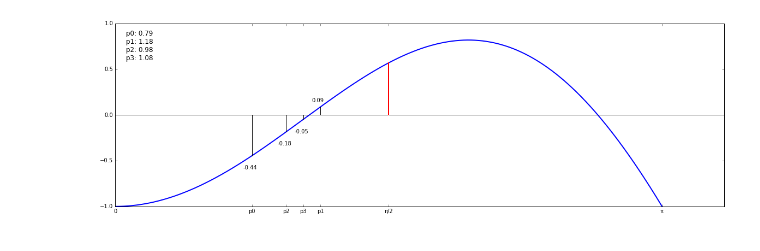
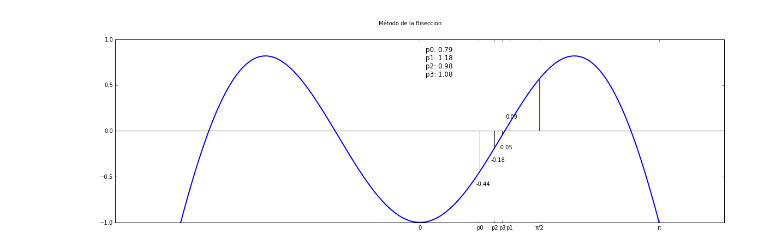
Before and after one commit to Santiago-j-s/Notebooks, a Jupyter notebook: Complementos/Pco2 Complementos.ipynb, the cells around one changed output. Cells and saved outputs as stored; diff of their text form; code cells hidden in the pictures.

```diff
--- a/Complementos/Pco2 Complementos.ipynb
+++ b/Complementos/Pco2 Complementos.ipynb
@@ -12,7 +12,7 @@ pi = np.pi
 a = 0
 b = pi/2
 
-x = np.linspace(0, pi, 1000)
+x = np.linspace(-pi, pi, 1000)
 y = func(x)
 
 p0 = 0.7853
@@ -20,34 +20,35 @@ p1 = 1.1780
 p2 = 0.9817
 p3 = 1.0800
 
+fig = plt.figure(figsize=(20, 6))
+plt.plot(x, y, linewidth=2)
 
-plt.figure(figsize=(20, 6))
-plt.plot(x, y, linewidth=2)
+fig.suptitle('Método de la Bisección')
 
 plt.axhline(0, color='k')
 plt.plot((b, b), (0, func(b)), linewidth=2, color="r")
 
 plt.plot((p0, p0), (0, func(p0)), color="k", linewidth=1)
 plt.plot((p1, p1), (0, func(p1)), color="k", linewidth=1)
 plt.plot((p2, p2), (0, func(p2)), color="k", linewidth=1)
 plt.plot((p3, p3), (0, func(p3)), color="k", linewidth=1)
 
 t_p0 = "{:.2f}".format(func(p0))
 t_p1 = "{:.2f}".format(func(p1))
 t_p2 = "{:.2f}".format(func(p2))
 t_p3 = "{:.2f}".format(func(p3))
 
 plt.text(p0-0.05, func(p0)-0.15, float(t_p0))
 plt.text(p1-0.05, func(p1)+0.05, float(t_p1))
 plt.text(p2-0.05, func(p2)-0.15, float(t_p2))
 plt.text(p3-0.05, func(p3)-0.15, float(t_p3))
 
 plt.xticks([0, p0, p1, p2, p3, b, pi], ["0", "p0", "p1", "p2", "p3", u"\u03C0/2", u"\u03C0"])
 
 legend = " p0: {:.2f}\n p1: {:.2f}\n p2: {:.2f}\n p3: {:.2f}".format(p0, p1, p2, p3)
 
 plt.text(.05, .60, legend, fontsize=12)
 
 plt.show()
 # %% [output]
-[figure, old version]
+[figure, new version]
```
Also changed, not shown: 2 other files.
